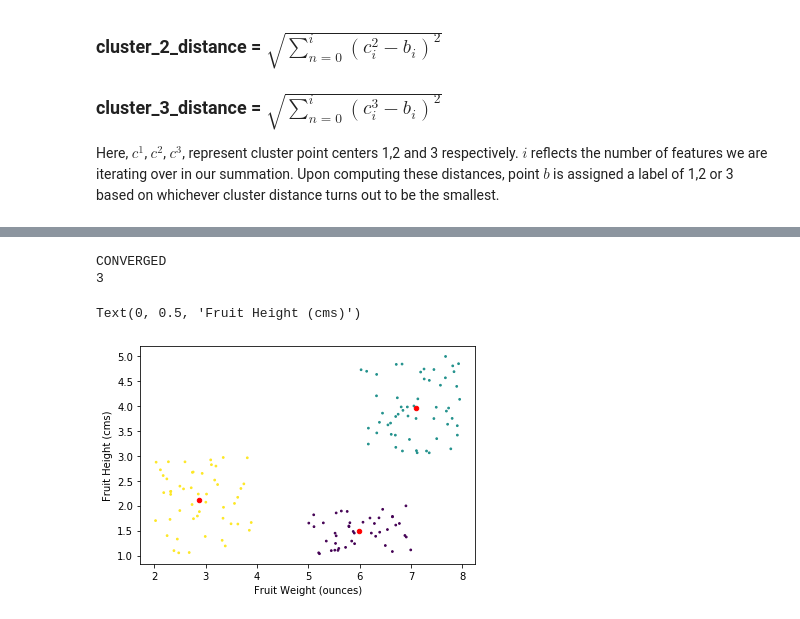
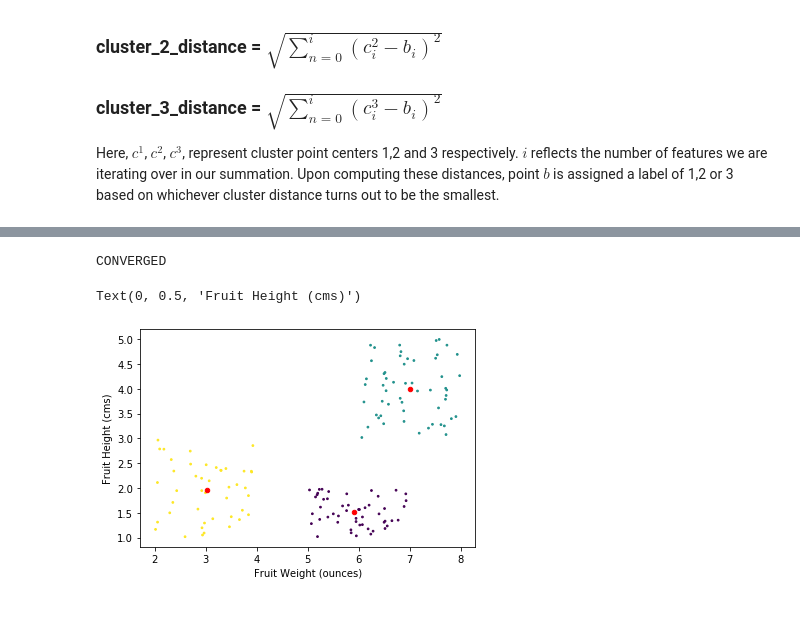
Before and after one commit to vajramsrujan/ML_Algorithms, a Jupyter notebook: k_means_clustering/k_means_clustering.ipynb, the cells around one changed output, grey strips where cells are left out. Cells and saved outputs as stored; diff of their text form; code cells hidden in the pictures.

Commit message:
Update k_means_clustering.ipynb
Updated k means clustering

```diff
--- a/k_means_clustering/k_means_clustering.ipynb
+++ b/k_means_clustering/k_means_clustering.ipynb
@@ -126,7 +126,7 @@ def is_converged(old_centroids, new_centroids):
     for i in range(len(old_centroids)):
         # If any one euclidian distance difference between updates is greater than 0.01
         # we have not yet reached convergence
-        if compute_euclidian(old_centroids[i], new_centroids[i]) > 0.01:
+        if compute_euclidian(old_centroids[i], new_centroids[i]) > 0.001:
             return False
 
     # Only return true when the above condition is met
@@ -136,7 +136,7 @@ def is_converged(old_centroids, new_centroids):
 # Grab the cluster labels for plotting
 def get_cluster_labels(clusters, data):
 
-    labels = np.zeros((1, len(data))).flatten()
+    labels = np.zeros((1, len(data))).flatten().astype(int)
     for cluster_label, cluster in enumerate(clusters):
         for sample_index in (cluster):
             labels[sample_index] = int(cluster_label)
@@ -158,35 +158,33 @@ def k_nearest_neighbors(k, data, max_iter=1000):
     # Initialize random centers by first grabbing 3 random indices
     # Replace flag ensures no duplicates are chosen
     random_centroid_indices = np.random.choice(len(data[:,0]), k, replace=False)
 
     # Grab 3 random points using those indices
     new_centers = [data[indx] for indx in random_centroid_indices]
 
     for i in range(max_iter):
         # Create clusters
         prev_centers = new_centers
         clusters = create_clusters(prev_centers)
         # Re-compute centers
         new_centers = compute_centroids(data, prev_centers, clusters)
         if is_converged(prev_centers, new_centers):
             labels = get_cluster_labels(clusters, data)
-            print(i)
             break
 
-    return new_centers, labels
+    return new_centers, labels, clusters
 
 # Compute k means clustering for our data set using k = 3
-centers, labels = k_nearest_neighbors(3, data)
+centers, labels, clusters = k_nearest_neighbors(3, data)
 
 # Plot the data
 fig, ax = plt.subplots()
 ax.scatter(data[:,0], data[:,1], c=labels,s=3)
 for center in centers:
     ax.scatter(center[0], center[1], s=20, color='red')
 ax.set_xlabel("Fruit Weight (ounces)")
 ax.set_ylabel("Fruit Height (cms)")
 # %% [output]
 CONVERGED
-3
 Text(0, 0.5, 'Fruit Height (cms)')
-[figure, old version]
+[figure, new version]
```
Also changed, not shown: parts of 10 cells of this notebook.
